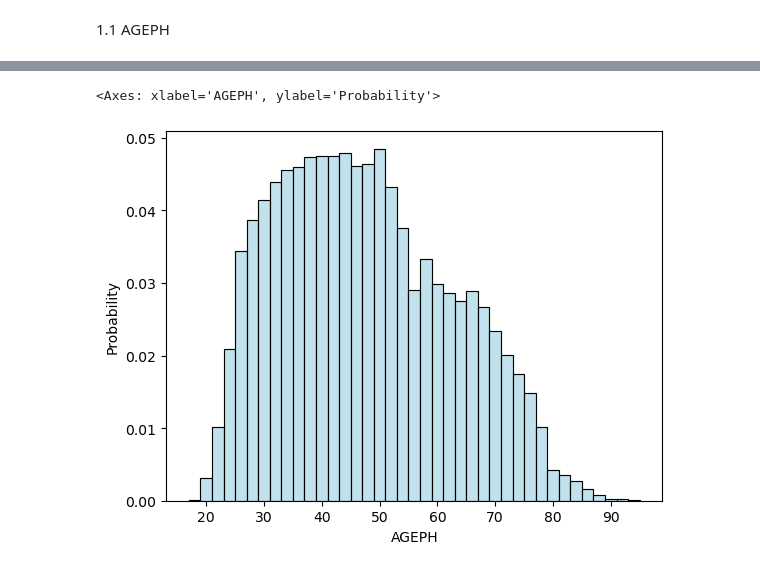
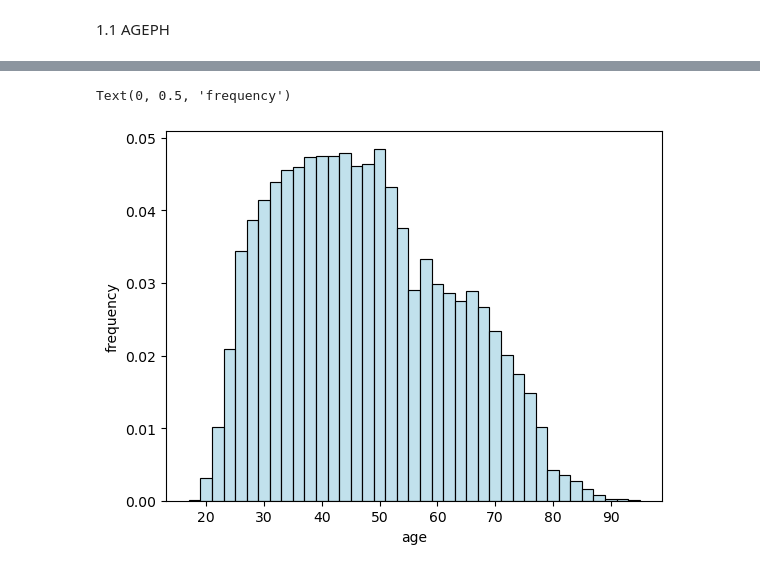
Before and after one commit to HalfmoonSD/Data-Science-for-Non-Life-Insurance-Project, a Jupyter notebook: Exploratory_analysis.ipynb, the cells around one changed output, grey strips where cells are left out. Cells and saved outputs as stored; diff of their text form; code cells hidden in the pictures.

```diff
--- a/Exploratory_analysis.ipynb
+++ b/Exploratory_analysis.ipynb
@@ -103,5 +96,7 @@ print(min(variable['Total Claims']))
 # %%
 histogram(df, "AGEPH",binwidth=2,relative=True)
+plt.xlabel('age')
+plt.ylabel('frequency')
 # %% [output]
-<Axes: xlabel='AGEPH', ylabel='Probability'>
+Text(0, 0.5, 'frequency')
-[figure, old version]
+[figure, new version]
```
Also changed, not shown: parts of 10 cells of this notebook.
